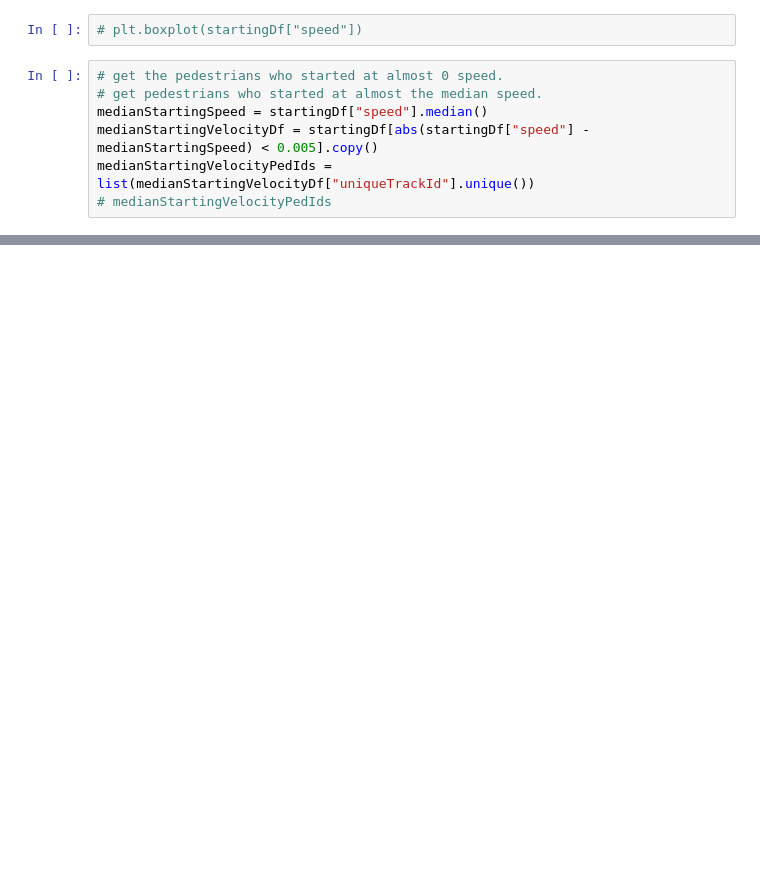
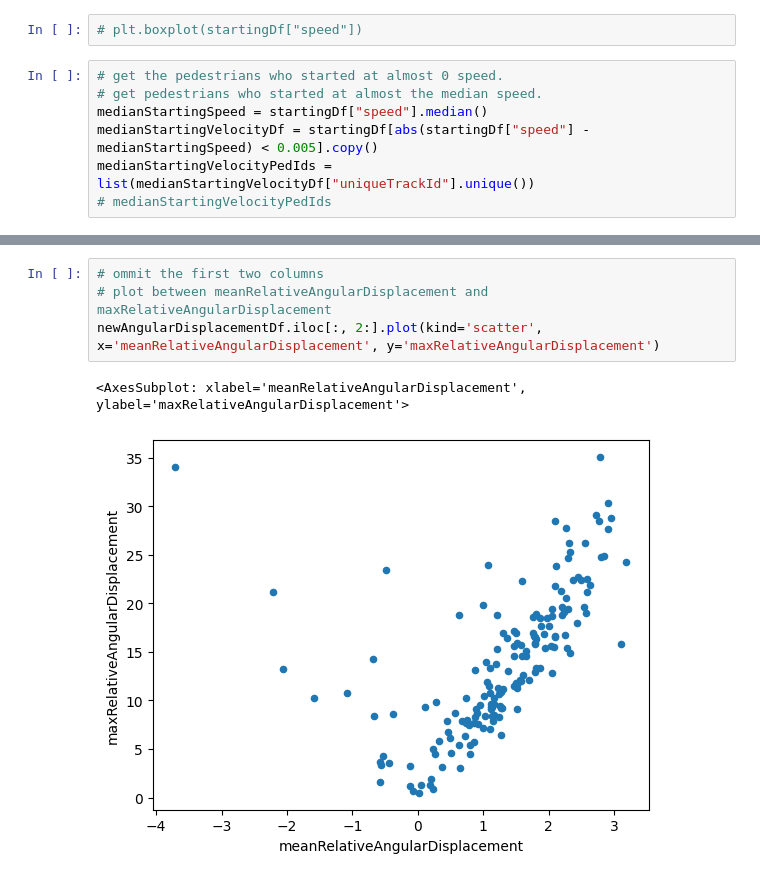
Before and after one commit to PushpitaJoardar/AV, a Jupyter notebook: src/notebooks/angular-velocity-analysis.ipynb, the cells around one changed output, grey strips where cells are left out. Cells and saved outputs as stored; diff of their text form; blank space fills up the shorter version.

```diff
--- a/src/notebooks/angular-velocity-analysis.ipynb
+++ b/src/notebooks/angular-velocity-analysis.ipynb
@@ -285,0 +166,7 @@ newAngularDisplacementDf
+# %%
+# ommit the first two columns
+# plot between meanRelativeAngularDisplacement and maxRelativeAngularDisplacement
+newAngularDisplacementDf.iloc[:, 2:].plot(kind='scatter', x='meanRelativeAngularDisplacement', y='maxRelativeAngularDisplacement')
+# %% [output]
+<AxesSubplot: xlabel='meanRelativeAngularDisplacement', ylabel='maxRelativeAngularDisplacement'>
+[figure, added]
```
Also changed, not shown: parts of 7 cells of this notebook, 1 other file.
